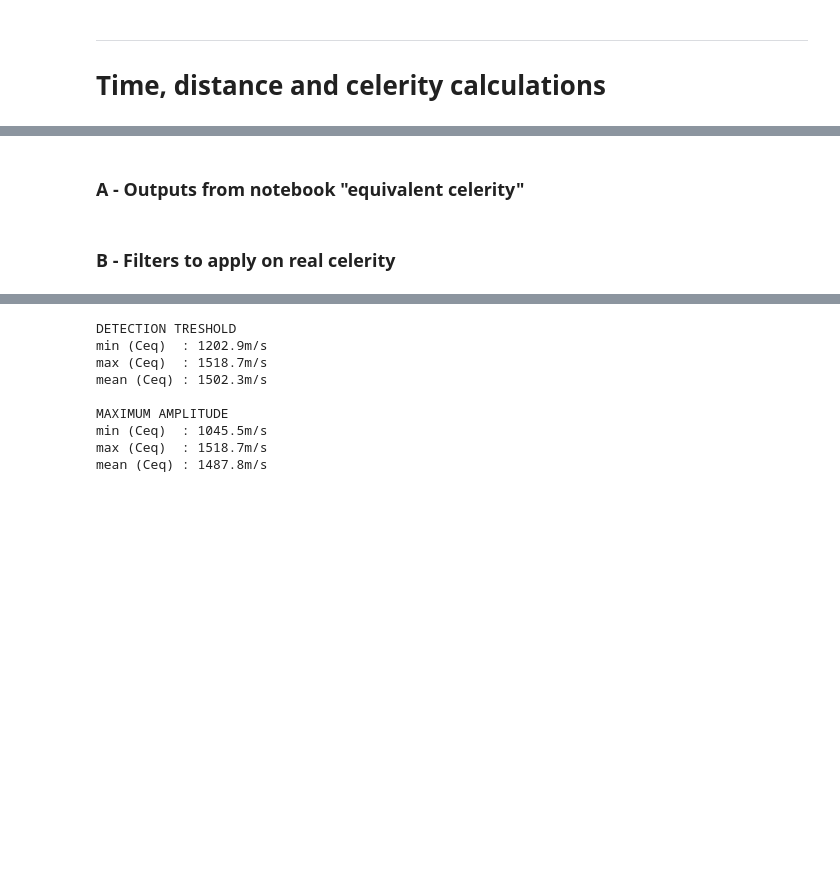
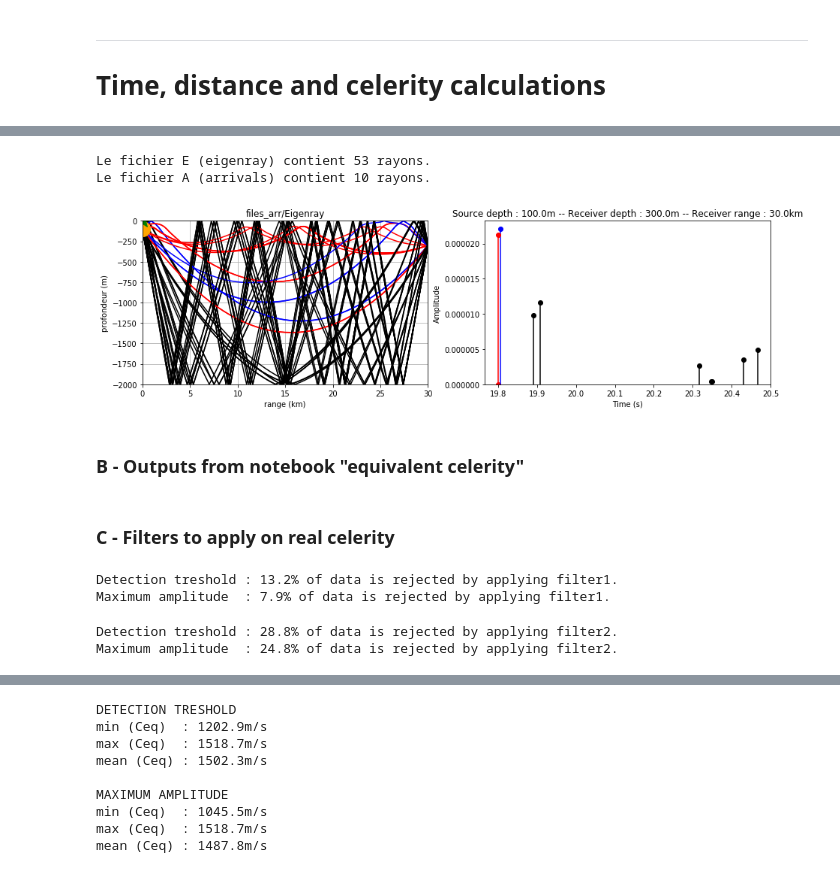
Before and after one commit to ponchama/Cognac_Acoustique, a Jupyter notebook: Bellhop/Equivalent_Celerity.ipynb, the cells around one changed output, grey strips where cells are left out. Cells and saved outputs as stored; diff of their text form; code cells hidden in the pictures; blank space fills up the shorter version.

```diff
--- a/Bellhop/Equivalent_Celerity.ipynb
+++ b/Bellhop/Equivalent_Celerity.ipynb
@@ -149,5 +158,20 @@ __*Calculated*__:
+# %%
+plt.figure(figsize=(15,4))
+plt.subplot(121)
+dictE = s.plotE ('files_arr/Eigenray.ray')
+plt.plot (0., -s.params['zs'], color='orange', marker='o', markersize=20, label = 'source')
+plt.plot (s.params['rmin'], -s.params['zmin'], color='green', marker='*', markersize=20, label = 'receiver')
+plt.subplot(122)
+s.plotarr(Arr, Pos, irr, ird, isd)
+
+print('Le fichier E (eigenray) contient %d rayons.' %np.shape(dictE['SrcAngle'])[0])
+print('Le fichier A (arrivals) contient %d rayons.' %np.shape(Arr['SrcAngle'][irr, :Narr, ird, isd]))
+# %% [output]
+Le fichier E (eigenray) contient 53 rayons.
+Le fichier A (arrivals) contient 10 rayons.
+[figure, added]
 # %% [markdown]
-### A - Outputs from notebook "equivalent celerity"
+### B - Outputs from notebook "equivalent celerity"
 # %%
 #resolution choice
 dstep = 100#10          # depth step (here 10m)
@@ -166,10 +190,9 @@ Same_nbref_T = np.load('NPY_cel/Same_nbref_T1.npy')
 Dist_eq = np.load('NPY_cel/Dist_eq1.npy')
 C_mean = np.load('NPY_cel/C_mean1.npy')
 # %% [markdown]
-### B - Filters to apply on real celerity
+### C - Filters to apply on real celerity
 # %%
 ### Filter 1 : max difference accepted between ray angles from A and E
-
 seuil = 0.5   # accepted treshold (°)
 Filter1_T = np.zeros_like(Angle_diff_T)
 Filter1_A = np.zeros_like(Angle_diff_T)
@@ -181,3 +204,14 @@ for i in range(np.shape(Angle_diff_T)[0]):
             Filter1_T [i,j,0] = 1
         if Angle_diff_A [i,j,0] < seuil :
             Filter1_A [i,j,0] = 1
+
+total = np.shape(Filter1_T)[0]*np.shape(Filter1_T)[1]
+rej = np.shape(np.where(np.isnan(Filter1_T)))[1]
+pourcent = rej/total*100.
+print('Detection treshold : %.1f'%pourcent + '% of data is rejected by applying filter1.' )
+rejA = np.shape(np.where(np.isnan(Filter1_A)))[1]
+pourcentA = rejA/total*100.
+print('Maximum amplitude  : %.1f'%pourcentA + '% of data is rejected by applying filter1.' )
+# %% [output]
+Detection treshold : 13.2% of data is rejected by applying filter1.
+Maximum amplitude  : 7.9% of data is rejected by applying filter1.
@@ -190 +218,18 @@ Filtre2_A[np.where(Filtre2_A==0)]=np.NaN
+# %%
+### Filtre 2 : same number of top and bottom reflections or not
+Filter2_T = Same_nbref_T
+Filter2_A = Same_nbref_A
+Filter2_T[np.where(Filter2_T==0)]=np.NaN
+Filter2_A[np.where(Filter2_A==0)]=np.NaN
+
+total = np.shape(Filter2_T)[0]*np.shape(Filter2_T)[1]
+rej = np.shape(np.where(np.isnan(Filter2_T)))[1]
+pourcent = rej/total*100.
+print('Detection treshold : %.1f'%pourcent + '% of data is rejected by applying filter2.' )
+rejA = np.shape(np.where(np.isnan(Filter2_A)))[1]
+pourcentA = rejA/total*100.
+print('Maximum amplitude  : %.1f'%pourcentA + '% of data is rejected by applying filter2.' )
+# %% [output]
+Detection treshold : 28.8% of data is rejected by applying filter2.
+Maximum amplitude  : 24.8% of data is rejected by applying filter2.
 # %% [markdown]
```
Also changed, not shown: parts of 20 cells of this notebook.
